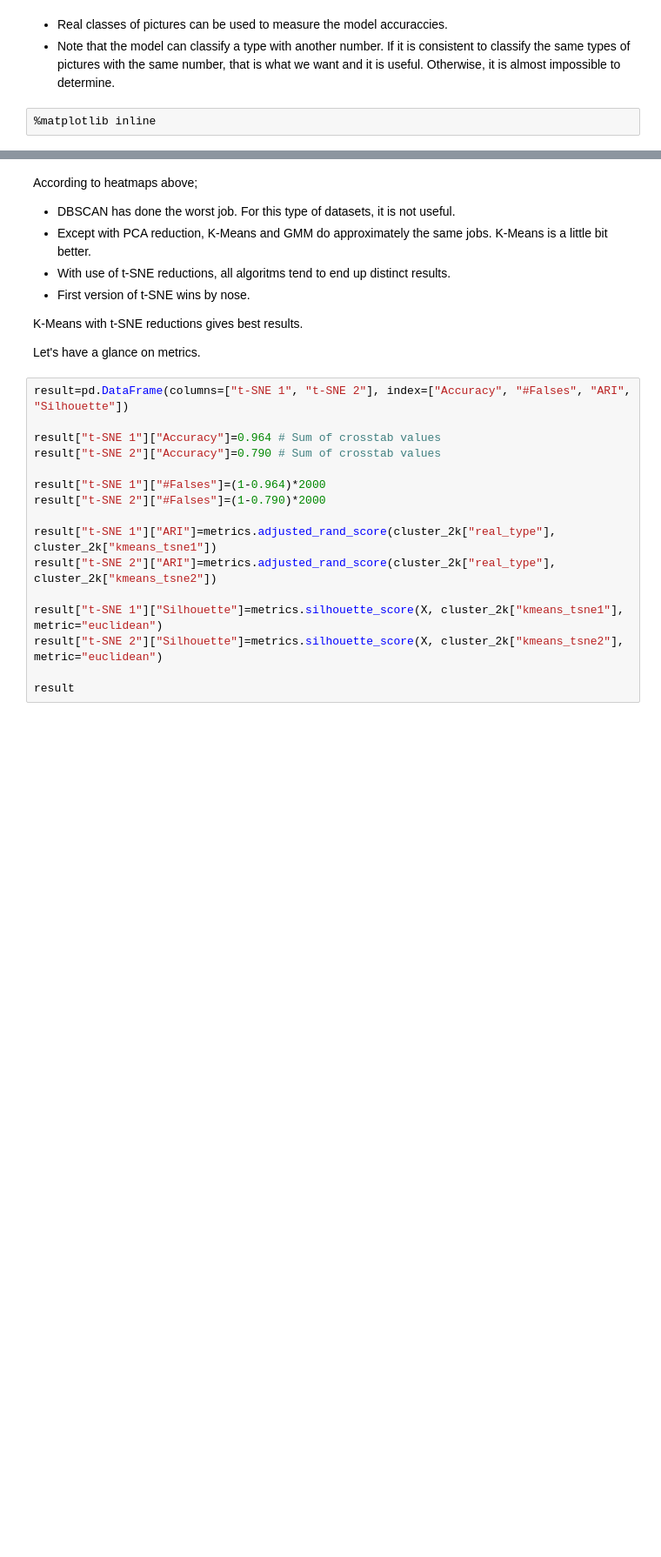
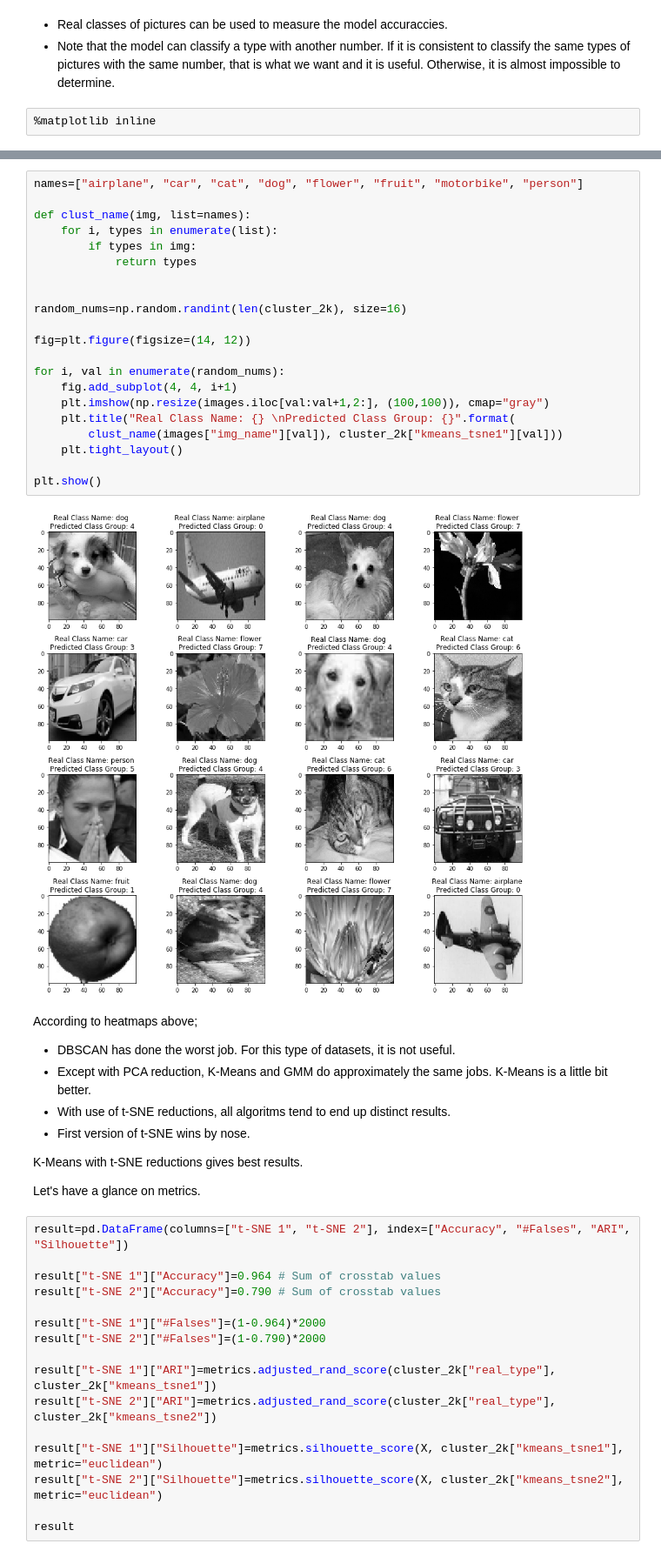
Before and after one commit to ekinim/Projects, a Jupyter notebook: Project_4.ipynb, the cells around one changed output, grey strips where cells are left out. Shown at 87% size. Drawn from its saved outputs; the diff is of its cells as text; blank space fills up the shorter version.

```diff
--- a/Project_4.ipynb
+++ b/Project_4.ipynb
@@ -401,3 +400,26 @@ plt.show()
+# %%
+names=["airplane", "car", "cat", "dog", "flower", "fruit", "motorbike", "person"]
+
+def clust_name(img, list=names):
+    for i, types in enumerate(list):
+        if types in img:
+            return types
+
+
+random_nums=np.random.randint(len(cluster_2k), size=16)
+
+fig=plt.figure(figsize=(14, 12))
+
+for i, val in enumerate(random_nums):
+    fig.add_subplot(4, 4, i+1)
+    plt.imshow(np.resize(images.iloc[val:val+1,2:], (100,100)), cmap="gray")
+    plt.title("Real Class Name: {} \nPredicted Class Group: {}".format(
+        clust_name(images["img_name"][val]), cluster_2k["kmeans_tsne1"][val]))
+    plt.tight_layout()
+
+plt.show()
+# %% [output]
+[figure, added]
 # %% [markdown]
 According to heatmaps above;
 - DBSCAN has done the worst job. For this type of datasets, it is not useful.
```
Also changed, not shown: parts of 4 cells of this notebook.
